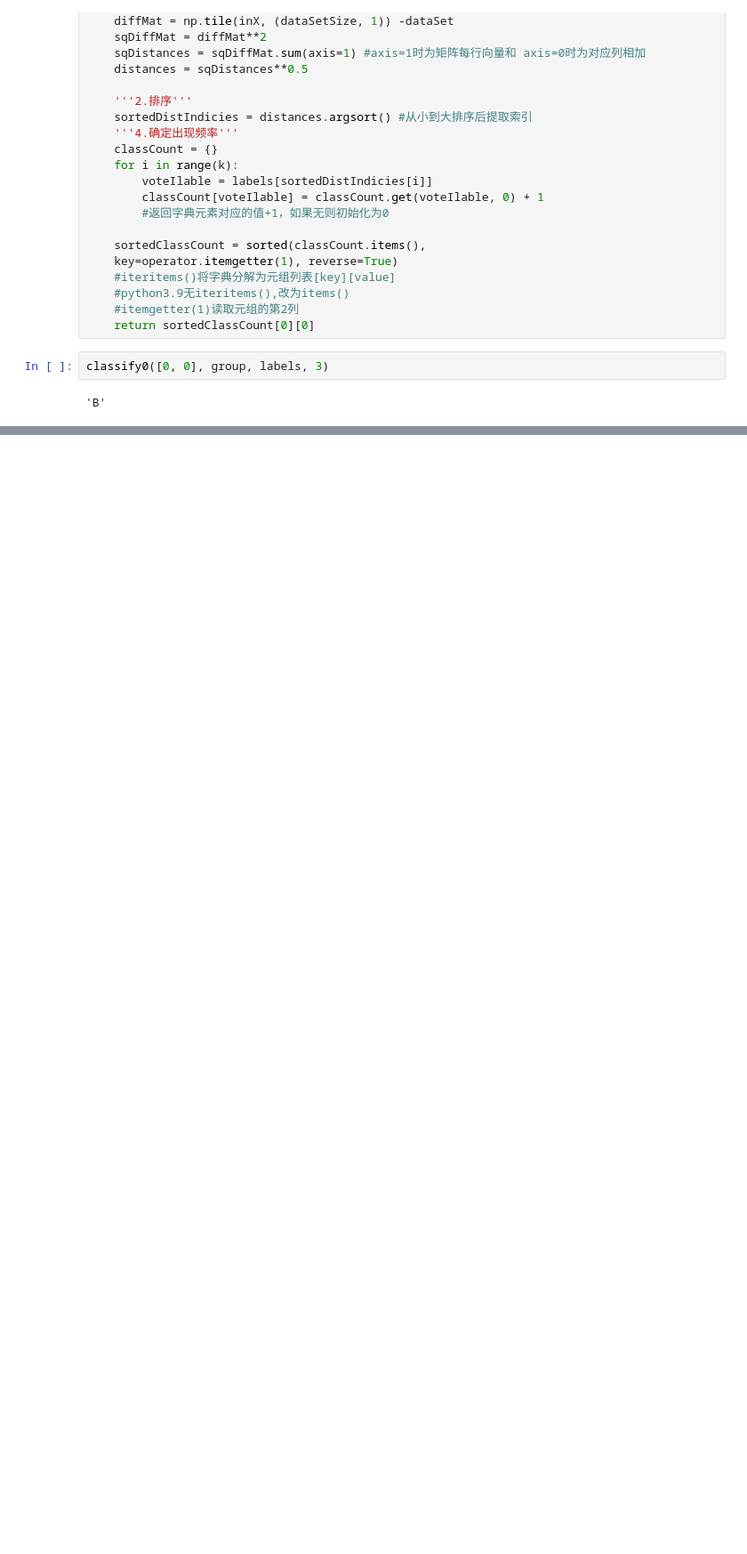
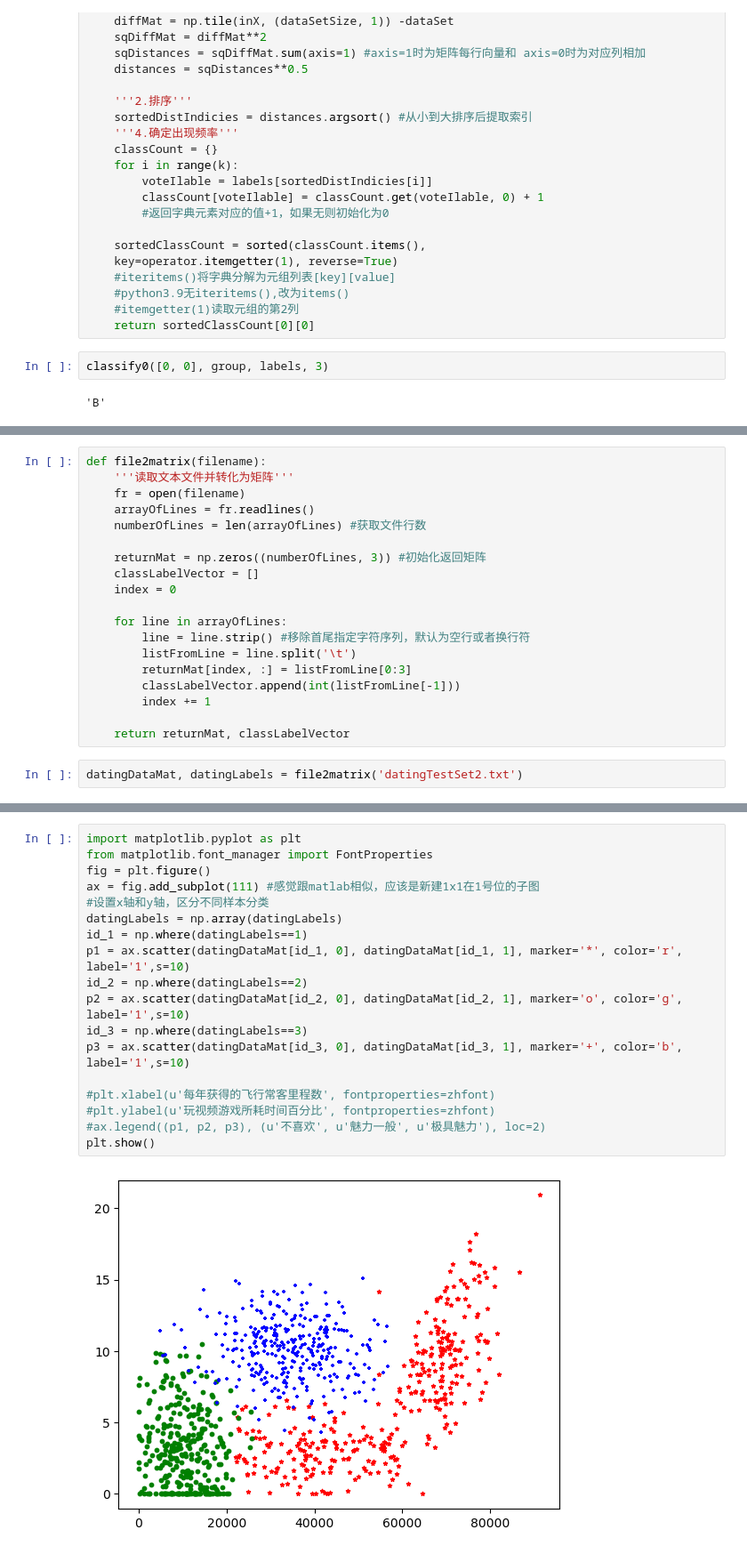
Before and after one commit to Huang-Junchen/MachineLearning, a Jupyter notebook: kNN/kNN.ipynb, the cells around one changed output, grey strips where cells are left out. Shown at 89% size. Cells and saved outputs as stored; diff of their text form; blank space fills up the shorter version.

```diff
--- a/kNN/kNN.ipynb
+++ b/kNN/kNN.ipynb
@@ -62,0 +67,21 @@ def file2matrix(filename):
+# %%
+def file2matrix(filename):
+    '''读取文本文件并转化为矩阵'''
+    fr = open(filename)
+    arrayOfLines = fr.readlines()
+    numberOfLines = len(arrayOfLines) #获取文件行数
+
+    returnMat = np.zeros((numberOfLines, 3)) #初始化返回矩阵
+    classLabelVector = []
+    index = 0
+
+    for line in arrayOfLines:
+        line = line.strip() #移除首尾指定字符序列，默认为空行或者换行符
+        listFromLine = line.split('\t')
+        returnMat[index, :] = listFromLine[0:3]
+        classLabelVector.append(int(listFromLine[-1]))
+        index += 1
+
+    return returnMat, classLabelVector
+# %%
+datingDataMat, datingLabels = file2matrix('datingTestSet2.txt')
@@ -62,0 +90,20 @@ def file2matrix(filename):
+# %%
+import matplotlib.pyplot as plt
+from matplotlib.font_manager import FontProperties
+fig = plt.figure()
+ax = fig.add_subplot(111) #感觉跟matlab相似，应该是新建1x1在1号位的子图
+#设置x轴和y轴，区分不同样本分类
+datingLabels = np.array(datingLabels)
+id_1 = np.where(datingLabels==1)
+p1 = ax.scatter(datingDataMat[id_1, 0], datingDataMat[id_1, 1], marker='*', color='r', label='1',s=10)
+id_2 = np.where(datingLabels==2)
+p2 = ax.scatter(datingDataMat[id_2, 0], datingDataMat[id_2, 1], marker='o', color='g', label='1',s=10)
+id_3 = np.where(datingLabels==3)
+p3 = ax.scatter(datingDataMat[id_3, 0], datingDataMat[id_3, 1], marker='+', color='b', label='1',s=10)
+
+#plt.xlabel(u'每年获得的飞行常客里程数', fontproperties=zhfont)
+#plt.ylabel(u'玩视频游戏所耗时间百分比', fontproperties=zhfont)
+#ax.legend((p1, p2, p3), (u'不喜欢', u'魅力一般', u'极具魅力'), loc=2)
+plt.show()
+# %% [output]
+[figure, added]
```
Also changed, not shown: parts of 16 cells of this notebook.
